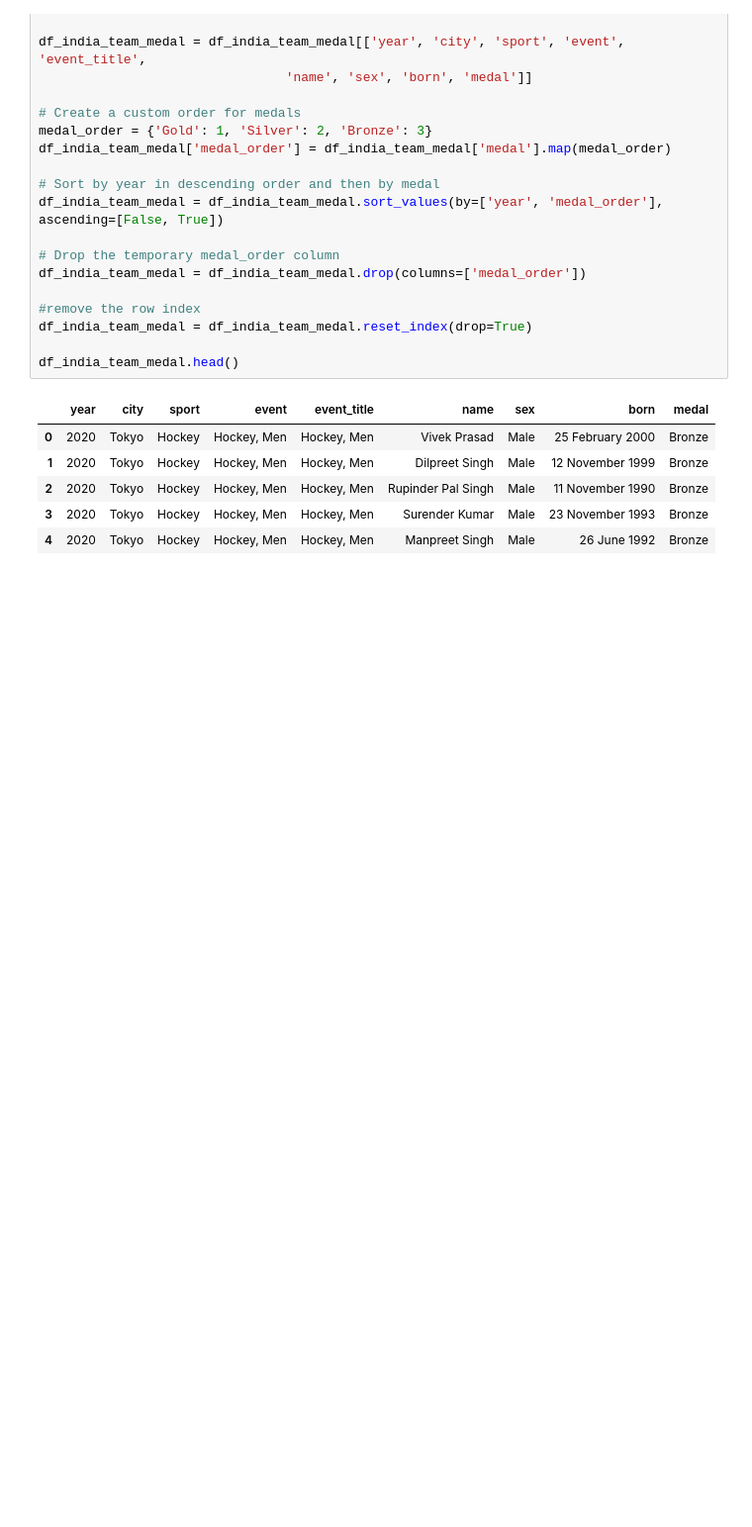
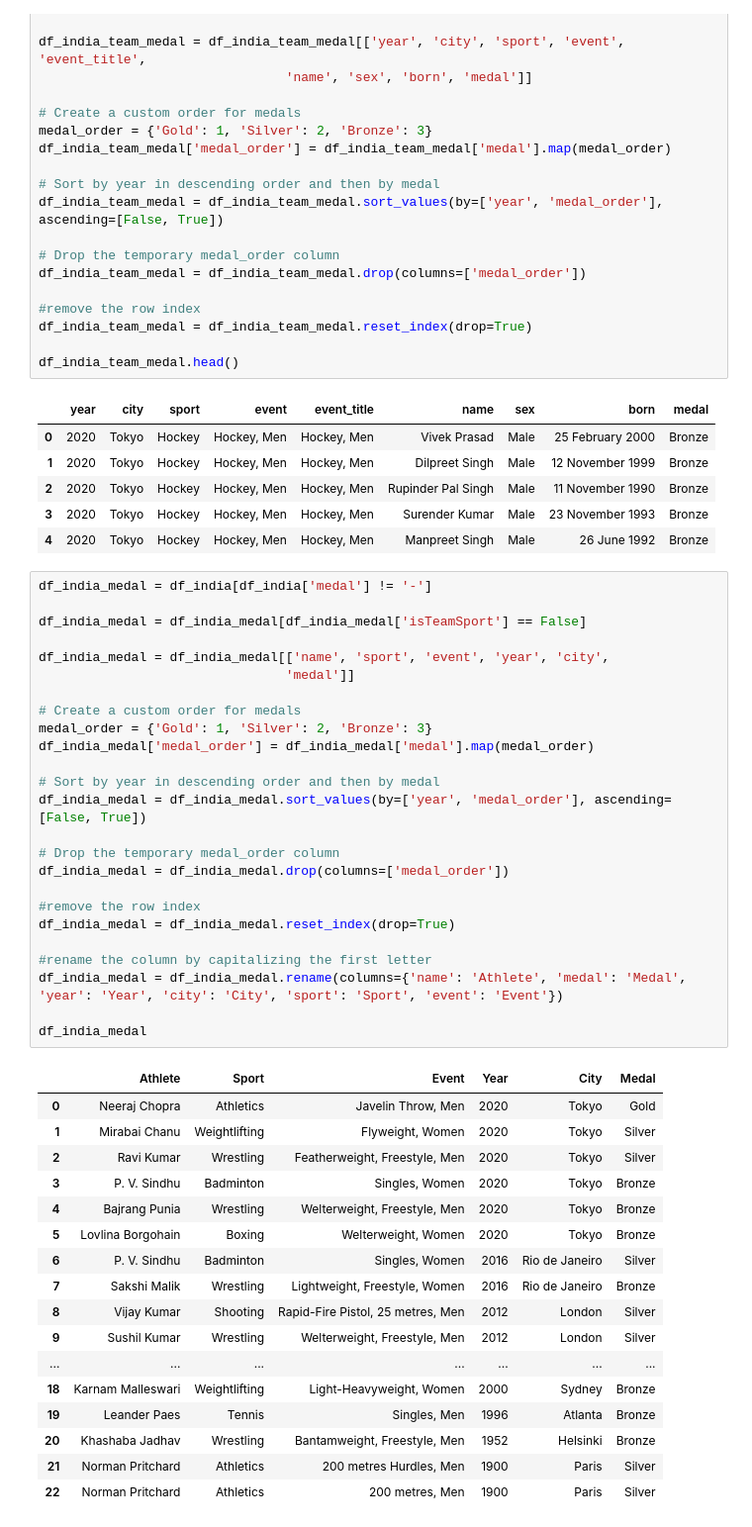
Before and after one commit to probablyvivek/Data-Analytics-Portfolio, a Jupyter notebook: Python-Projects/Olympics/OlympicsExplore.ipynb, the cells around one changed output. Shown at 99% size. Drawn from its saved outputs; the diff is of its cells as text; blank space fills up the shorter version.

```diff
--- a/Python-Projects/Olympics/OlympicsExplore.ipynb
+++ b/Python-Projects/Olympics/OlympicsExplore.ipynb
@@ -420,3 +427,46 @@ df_india_team_medal.head()
 | 2 | 2020 | Tokyo | Hockey | Hockey, Men | Hockey, Men | Rupinder Pal Singh | Male | 11 November 1990 | Bronze |
 | 3 | 2020 | Tokyo | Hockey | Hockey, Men | Hockey, Men | Surender Kumar | Male | 23 November 1993 | Bronze |
 | 4 | 2020 | Tokyo | Hockey | Hockey, Men | Hockey, Men | Manpreet Singh | Male | 26 June 1992 | Bronze |
+# %%
+df_india_medal = df_india[df_india['medal'] != '-']
+
+df_india_medal = df_india_medal[df_india_medal['isTeamSport'] == False]
+
+df_india_medal = df_india_medal[['name', 'sport', 'event', 'year', 'city',
+                                'medal']]
+
+# Create a custom order for medals
+medal_order = {'Gold': 1, 'Silver': 2, 'Bronze': 3}
+df_india_medal['medal_order'] = df_india_medal['medal'].map(medal_order)
+
+# Sort by year in descending order and then by medal
+df_india_medal = df_india_medal.sort_values(by=['year', 'medal_order'], ascending=[False, True])
+
+# Drop the temporary medal_order column
+df_india_medal = df_india_medal.drop(columns=['medal_order'])
+
+#remove the row index
+df_india_medal = df_india_medal.reset_index(drop=True)
+
+#rename the column by capitalizing the first letter
+df_india_medal = df_india_medal.rename(columns={'name': 'Athlete', 'medal': 'Medal', 'year': 'Year', 'city': 'City', 'sport': 'Sport', 'event': 'Event'})
+
+df_india_medal
+# %% [output]
+|  | Athlete | Sport | Event | Year | City | Medal |
+| 0 | Neeraj Chopra | Athletics | Javelin Throw, Men | 2020 | Tokyo | Gold |
+| 1 | Mirabai Chanu | Weightlifting | Flyweight, Women | 2020 | Tokyo | Silver |
+| 2 | Ravi Kumar | Wrestling | Featherweight, Freestyle, Men | 2020 | Tokyo | Silver |
+| 3 | P. V. Sindhu | Badminton | Singles, Women | 2020 | Tokyo | Bronze |
+| 4 | Bajrang Punia | Wrestling | Welterweight, Freestyle, Men | 2020 | Tokyo | Bronze |
+| 5 | Lovlina Borgohain | Boxing | Welterweight, Women | 2020 | Tokyo | Bronze |
+| 6 | P. V. Sindhu | Badminton | Singles, Women | 2016 | Rio de Janeiro | Silver |
+| 7 | Sakshi Malik | Wrestling | Lightweight, Freestyle, Women | 2016 | Rio de Janeiro | Bronze |
+| 8 | Vijay Kumar | Shooting | Rapid-Fire Pistol, 25 metres, Men | 2012 | London | Silver |
+| 9 | Sushil Kumar | Wrestling | Welterweight, Freestyle, Men | 2012 | London | Silver |
+| ... | ... | ... | ... | ... | ... | ... |
+| 18 | Karnam Malleswari | Weightlifting | Light-Heavyweight, Women | 2000 | Sydney | Bronze |
+| 19 | Leander Paes | Tennis | Singles, Men | 1996 | Atlanta | Bronze |
+| 20 | Khashaba Jadhav | Wrestling | Bantamweight, Freestyle, Men | 1952 | Helsinki | Bronze |
+| 21 | Norman Pritchard | Athletics | 200 metres Hurdles, Men | 1900 | Paris | Silver |
+| 22 | Norman Pritchard | Athletics | 200 metres, Men | 1900 | Paris | Silver |
```
Also changed, not shown: parts of 6 cells of this notebook, 3 other files.
